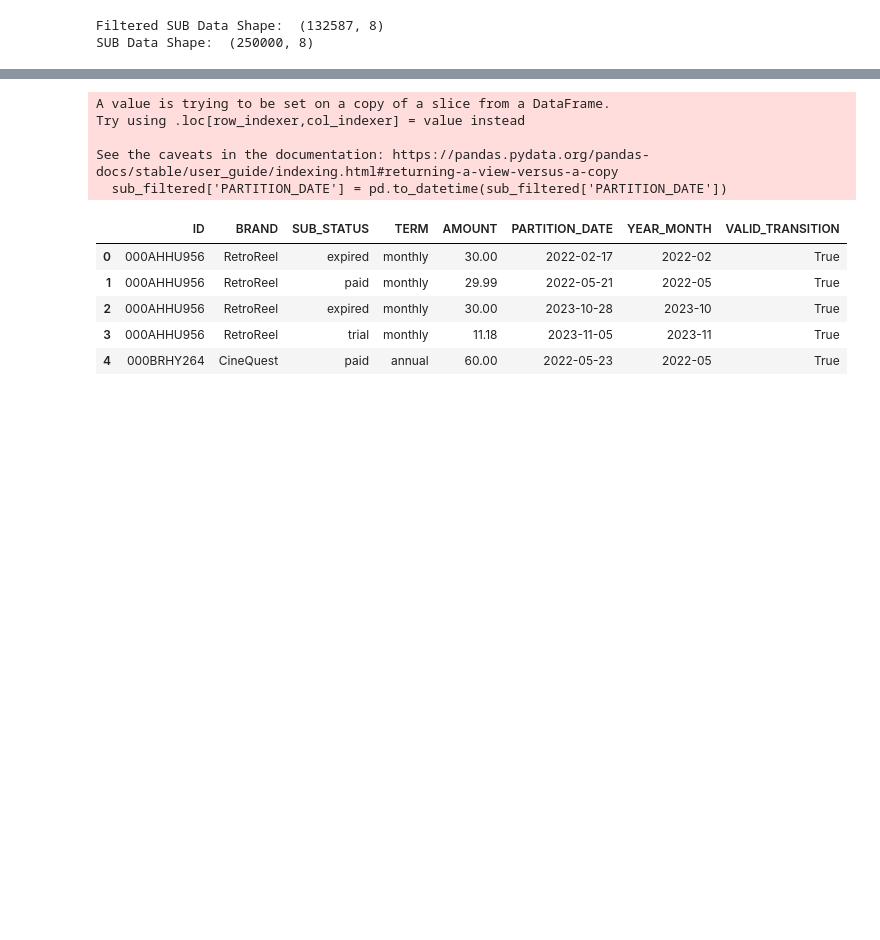
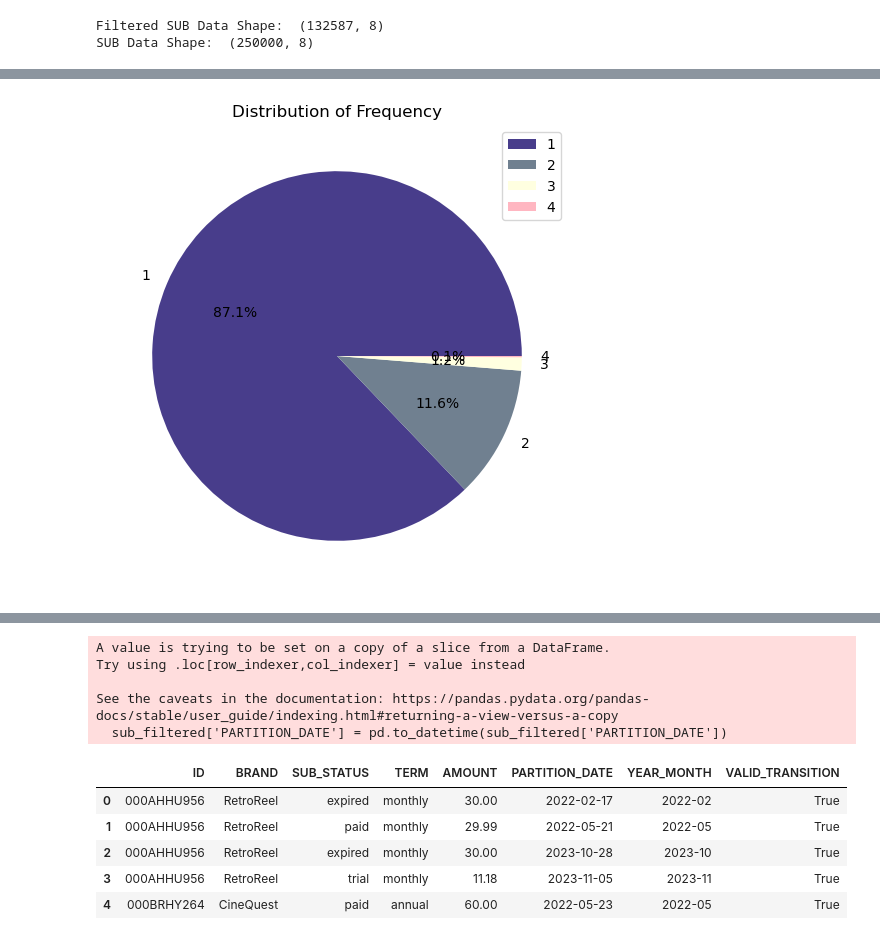
Before and after one commit to RussellXia/NYU_Capstone_Project, a Jupyter notebook: sub_preprocessing.ipynb, the cells around one changed output, grey strips where cells are left out. Drawn from its saved outputs; the diff is of its cells as text; code cells hidden in the pictures; blank space fills up the shorter version.

Commit message:
modify full rfm code

```diff
--- a/sub_preprocessing.ipynb
+++ b/sub_preprocessing.ipynb
@@ -221,0 +165,2 @@ SUB Data Shape:  (250000, 8)
+# %%
+sub_filtered['PARTITION_DATE'] = pd.to_datetime(sub_filtered['PARTITION_DATE'])
@@ -221,0 +264,16 @@ SUB Data Shape:  (250000, 8)
+# %%
+current_date = pd.to_datetime("2024-01-01")
+
+user_frequency = full_agg.groupby("ID", as_index=False).agg(
+    FREQUENCY=("BRAND", "nunique")
+)
+
+user_brand_agg = full_agg.groupby(["ID", "BRAND"], as_index=False).agg(
+    RECENCY=("END_DATE", lambda x: (current_date - x.max()).days),
+    REVENUE=("REVENUE", "sum"),
+    SUB=("SUB_DETAIL", lambda x: list(x)),
+    DATE=("END_DATE", lambda x: x.max())
+)
+
+full_rfm = user_brand_agg.merge(user_frequency, on="ID")
+full_rfm.head()
@@ -221,0 +302,17 @@ SUB Data Shape:  (250000, 8)
+# %%
+# Calculate the distribution of FREQUENCY
+frequency_distribution = user_frequency["FREQUENCY"].value_counts()
+
+# Plot a pie chart
+plt.figure(figsize=(8, 6))
+frequency_distribution.plot.pie(
+    autopct='%1.1f%%',
+    labels=frequency_distribution.index,
+    colors = ['darkslateblue', 'slategrey', 'lightyellow', 'lightpink'],
+    legend=True,
+    title='Distribution of Frequency'
+)
+plt.ylabel('')
+plt.show()
+# %% [output]
+[figure, added]
```
Also changed, not shown: parts of 22 cells of this notebook.
